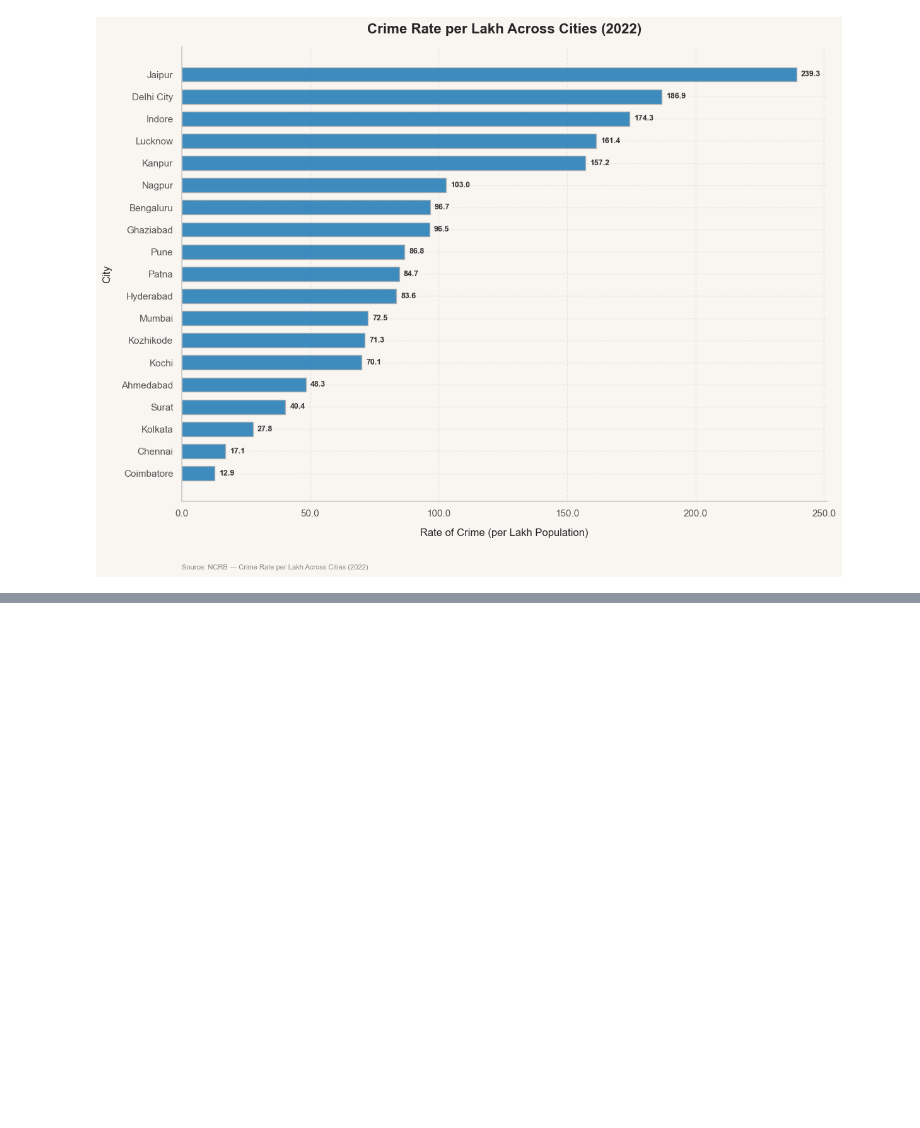
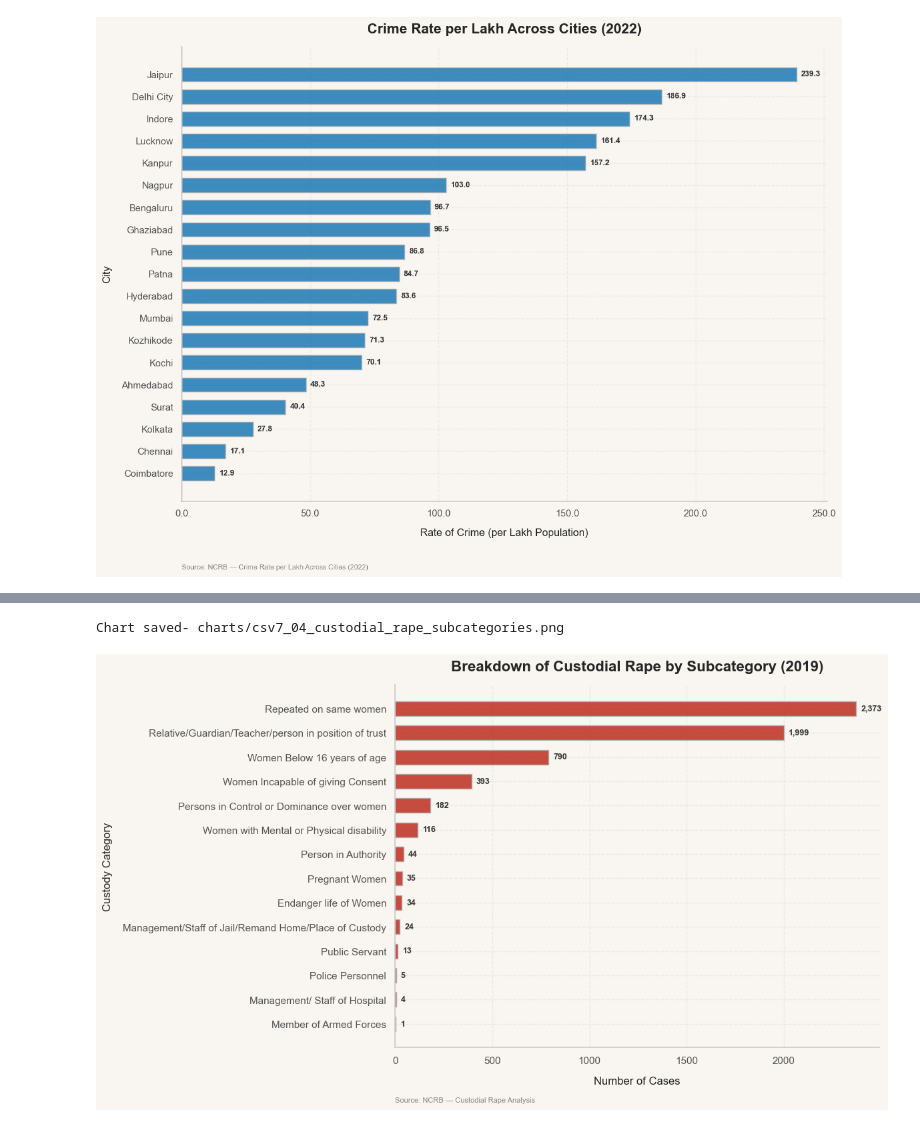
Before and after one commit to bhavya25-ds/The-Committee-Will-Look-Into-It, a Jupyter notebook: 02_Gender_Injustice/03_Analysis.ipynb, the cells around one changed output, grey strips where cells are left out. Saved outputs shown, nothing was run; the diff lists cells and outputs as text; code cells hidden in the pictures; blank space fills up the shorter version.

```diff
--- a/02_Gender_Injustice/03_Analysis.ipynb
+++ b/02_Gender_Injustice/03_Analysis.ipynb
@@ -1213,0 +1402,51 @@ Index(['city', 'Crime', 'person_count', 'Arrested_Gender'], dtype='object')
+# %%
+u.set_style()
+
+# Filter for Custodial Rape records and aggregate by custody subcategories
+custodial_df = csv7[csv7['Offense_Category'].str.contains("Custodial", case=False, na=False)]
+subcat_totals = custodial_df.groupby('Offense_Subcategory')["Incidents"].sum().sort_values(ascending=True)
+
+fig, ax = plt.subplots(figsize=(12, 7))
+fig.patch.set_facecolor(u.BG_COLOR)
+ax.set_facecolor(u.BG_COLOR)
+
+bars = ax.barh(
+    subcat_totals.index,
+    subcat_totals.values,
+    color="#c0392b",
+    height=0.6,
+    edgecolor="#b0b0b0",
+    alpha=0.9,
+)
+
+ax.set_title(
+    "Breakdown of Custodial Rape by Subcategory (2019)",
+    fontsize=16,
+    fontweight="bold",
+    pad=15,
+)
+ax.set_xlabel("Number of Cases", fontsize=12)
+ax.set_ylabel("Custody Category", fontsize=12)
+
+for bar in bars:
+    width = bar.get_width()
+    ax.annotate(
+        f"{width:,.0f}",
+        xy=(width, bar.get_y() + bar.get_height() / 2),
+        xytext=(5, 0),
+        textcoords="offset points",
+        ha="left",
+        va="center",
+        fontsize=9,
+        fontweight="bold",
+        color="#333333",
+    )
+
+u.add_source(ax, "NCRB — Custodial Rape Analysis")
+
+plt.tight_layout()
+u.save_fig(fig, "charts", "csv7_04_custodial_rape_subcategories.png")
+plt.show()
+# %% [output]
+Chart saved- charts/csv7_04_custodial_rape_subcategories.png
+[figure, added]
```
Also changed, not shown: parts of 7 cells of this notebook, 6 other files.
